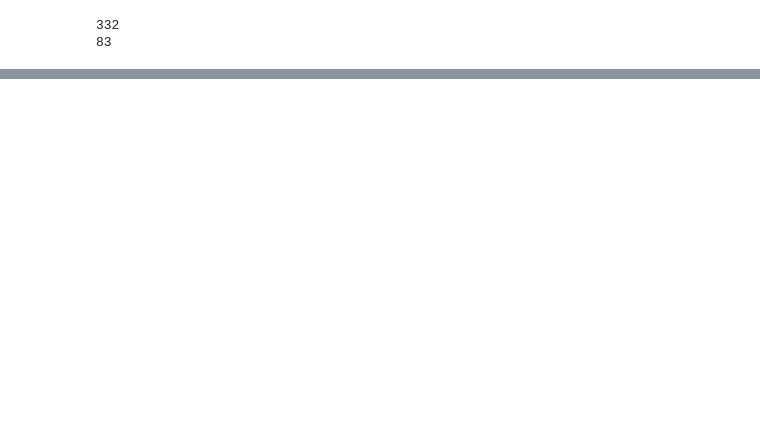
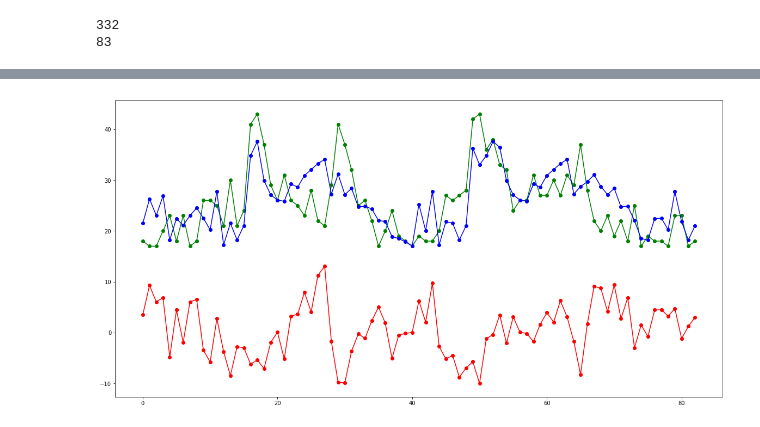
Before and after one commit to hari-allamraju/sg-taxidata, a Jupyter notebook: notebooks/Methodical study.ipynb, the cells around one changed output, grey strips where cells are left out. Drawn from its saved outputs; the diff is of its cells as text; code cells hidden in the pictures; blank space fills up the shorter version.

```diff
--- a/notebooks/Methodical study.ipynb
+++ b/notebooks/Methodical study.ipynb
@@ -83,3 +135,15 @@ testing=df_sub.tail(d)
+# %%
+Xt=testing.drop(['TaxiCount'],axis=1).as_matrix()
+yt=np.array(testing['TaxiCount'].tolist()).reshape(-1,1)
+P=kr.predict(Xt)
+e=[x-y for x,y in zip(P,yt)]
+
+plt.plot(yt,'-go')
+plt.plot(P,'-bo')
+plt.plot(e,'-ro')
+plt.show()
+# %% [output]
+[figure, added]
 # %%
 X=training.drop(['TaxiCount'],axis=1).as_matrix()
 y=np.array(training['TaxiCount'].tolist()).reshape(-1,1)
```
Also changed, not shown: parts of 10 cells of this notebook, 6 other files.
